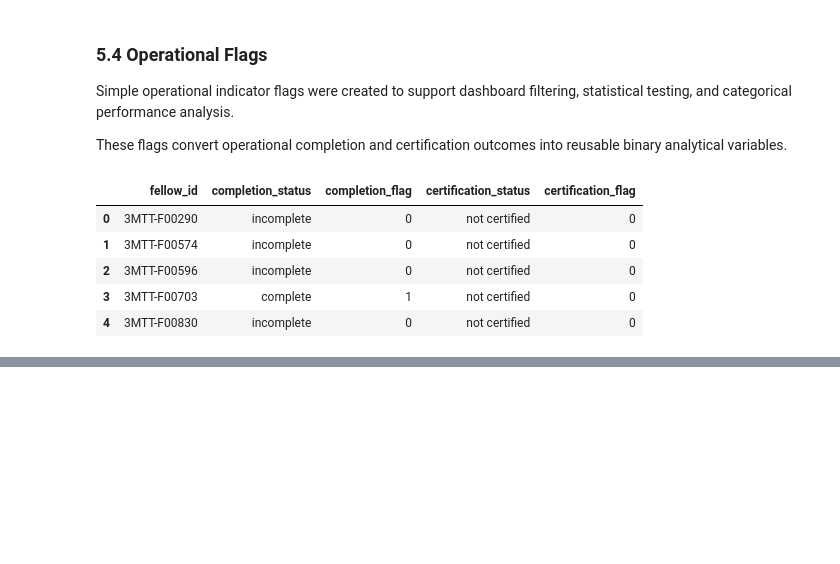
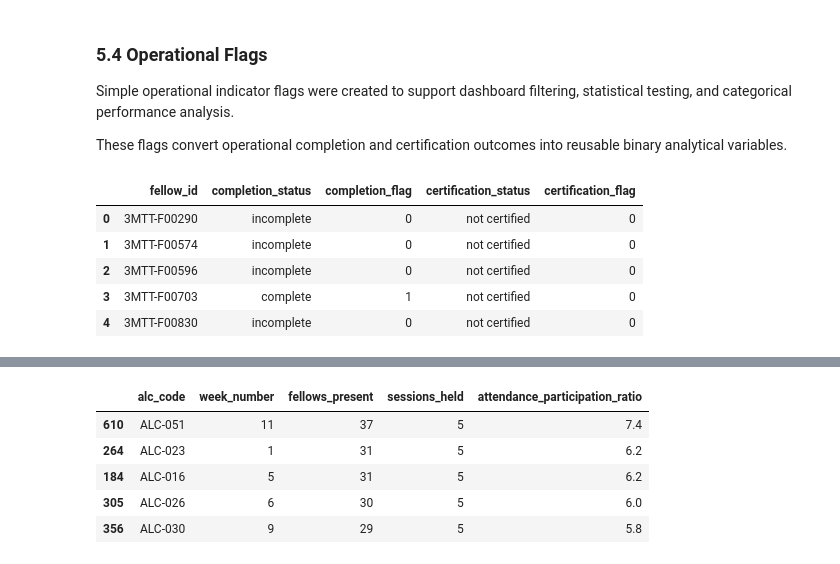
Before and after one commit to Efe-Godson/3mtt-stage2-analysis, a Jupyter notebook: notebooks/deliverable_2_analysis_notebook.ipynb, the cells around one changed output, grey strips where cells are left out. Saved outputs shown, nothing was run; the diff lists cells and outputs as text; code cells hidden in the pictures; blank space fills up the shorter version.

```diff
--- a/notebooks/deliverable_2_analysis_notebook.ipynb
+++ b/notebooks/deliverable_2_analysis_notebook.ipynb
@@ -2014,0 +2021,32 @@ display(
+# %%
+# Create attendance participation ratio
+alc_logs_deduplicated["attendance_participation_ratio"] = (
+
+    alc_logs_deduplicated["fellows_present"]
+
+    /
+
+    alc_logs_deduplicated["sessions_held"]
+
+)
+
+
+# Preview participation ratio
+display(
+    alc_logs_deduplicated[
+        [
+            "alc_code",
+            "week_number",
+            "fellows_present",
+            "sessions_held",
+            "attendance_participation_ratio"
+        ]
+    ].head()
+)
+# %% [output]
+|  | alc_code | week_number | fellows_present | sessions_held | attendance_participation_ratio |
+| 610 | ALC-051 | 11 | 37 | 5 | 7.4 |
+| 264 | ALC-023 | 1 | 31 | 5 | 6.2 |
+| 184 | ALC-016 | 5 | 31 | 5 | 6.2 |
+| 305 | ALC-026 | 6 | 30 | 5 | 6.0 |
+| 356 | ALC-030 | 9 | 29 | 5 | 5.8 |
```
Also changed, not shown: parts of 1 cell of this notebook.
